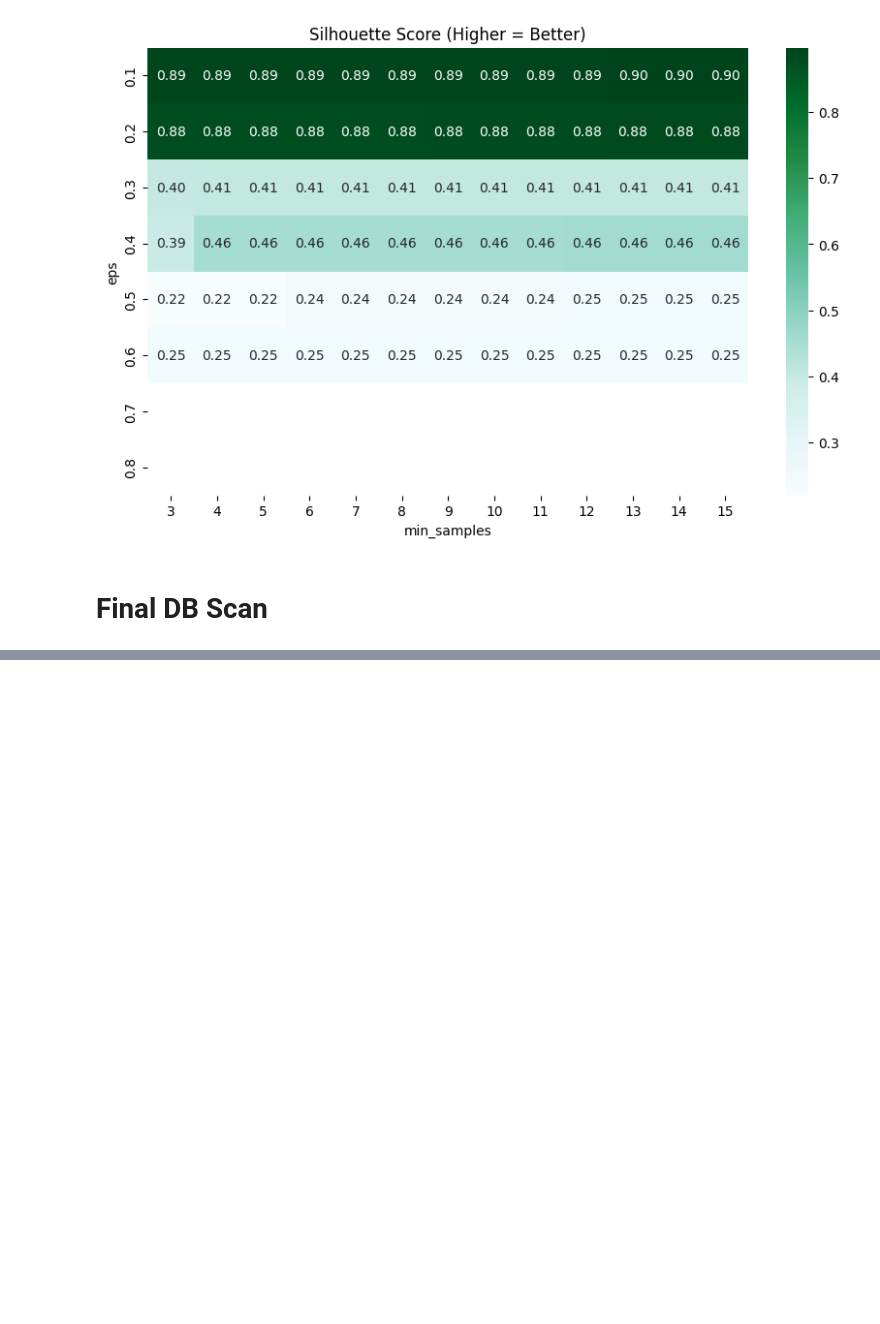
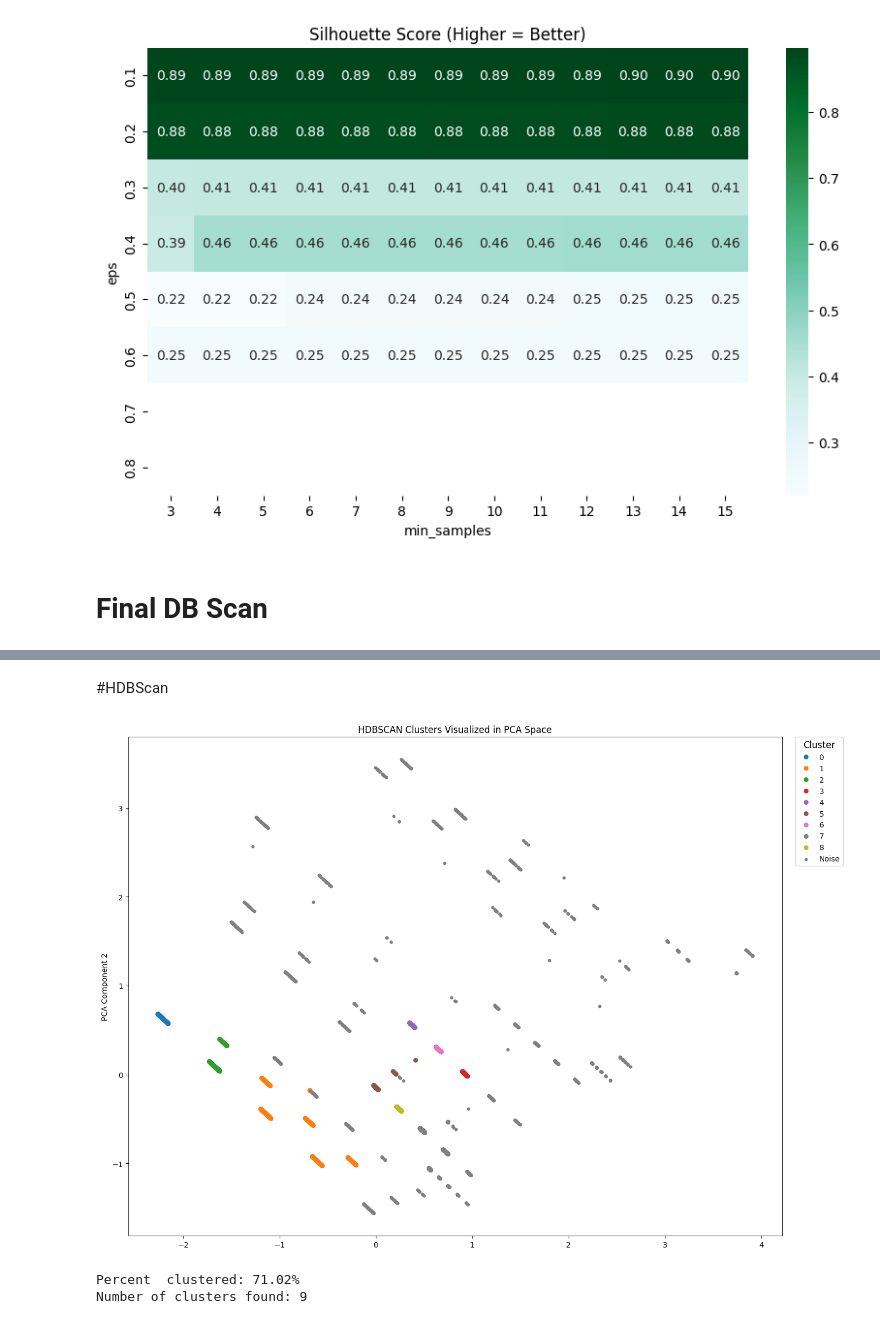
Before and after one commit to Farzins-Lab/Data-Mining-and-Analytics-Final-Project, a Jupyter notebook: Final_Version_PCA_Final_Clustering_Implementations.ipynb, the cells around one changed output, grey strips where cells are left out. Saved outputs shown, nothing was run; the diff lists cells and outputs as text; code cells hidden in the pictures; blank space fills up the shorter version.

```diff
--- a/Final_Version_PCA_Final_Clustering_Implementations.ipynb
+++ b/Final_Version_PCA_Final_Clustering_Implementations.ipynb
@@ -844,0 +856,67 @@ plt.show()
+# %% [markdown]
+#HDBScan
+# %%
+X = pcaSample[:, 0]
+Y = pcaSample[:, 1]
+cluster_ids = assignedClusters
+
+core_mask = cluster_ids != -1
+noise_mask = cluster_ids == -1
+
+# Plot
+plt.figure(figsize=(14, 10))  #
+sns.scatterplot(x=X[core_mask], y=Y[core_mask], hue=cluster_ids[core_mask], palette="tab10", s=40, linewidth=0)
+sns.scatterplot(x=X[noise_mask], y=Y[noise_mask], color="gray", s=20, label="Noise", linewidth=0)
+
+plt.title("HDBSCAN Clusters Visualized in PCA Space")
+plt.ylabel("PCA Component 2")
+
+plt.legend(title="Cluster", bbox_to_anchor=(1.02, 1), loc='upper left', borderaxespad=0, fontsize=10, title_fontsize=12)
+plt.tight_layout()
+plt.show()
+# %% [output]
+[figure, added]
+# %%
+import warnings
+warnings.filterwarnings('ignore')
+
+from hdbscan import HDBSCAN
+from sklearn.metrics import silhouette_score
+import numpy as np
+import matplotlib.pyplot as plt
+import seaborn as sns
+
+
+minpointpercluster = [10, 15, 20, 25, 30, 40, 50, 75, 100, 125, 150, 175, 200, 225, 250]
+noisethresholdabove = [5, 10, 15, 20, 25, 30, 40, 50, 60, 70, 80, 90, 100, 110, 120, 130, 140, 170, 200, 220]
+
+percent_clustered = np.zeros((len(minpointpercluster), len(noisethresholdabove)))
+num_clusters = np.zeros((len(minpointpercluster), len(noisethresholdabove)))
+silhouette_scores = np.zeros((len(minpointpercluster), len(noisethresholdabove)))
+
+# Loop through each eps and min_samples combination
+
+for i, min_cluster_size in enumerate(minpointpercluster):
+    for j, min_pts in enumerate(noisethresholdabove):
+        db = HDBSCAN(min_cluster_size=min_cluster_size, min_samples=min_pts)
+        assignedClusters = db.fit_predict(pcaSample)
+
+        percentageClustered = percentClustered(assignedClusters)
+        numberOfClusters = clusterCount(assignedClusters)
+
+  # Also calculate Silh score for each implementation of DB Scan
+        if numberOfClusters > 1:
+            silScore = silhouette_score(pcaSample[assignedClusters != -1], assignedClusters[assignedClusters != -1])
+        else:
+            silScore = np.nan
+
+        percent_clustered[i, j] = percentageClustered
+        num_clusters[i, j] = numberOfClusters
+        silhouette_scores[i, j] = silScore
+
+
+print("Percent  clustered: {:.2f}%".format(percentageClustered))
+print("Number of clusters found: {}".format(numberOfClusters))
+# %% [output]
+Percent  clustered: 71.02%
+Number of clusters found: 9
```
Also changed, not shown: parts of 9 cells of this notebook.
